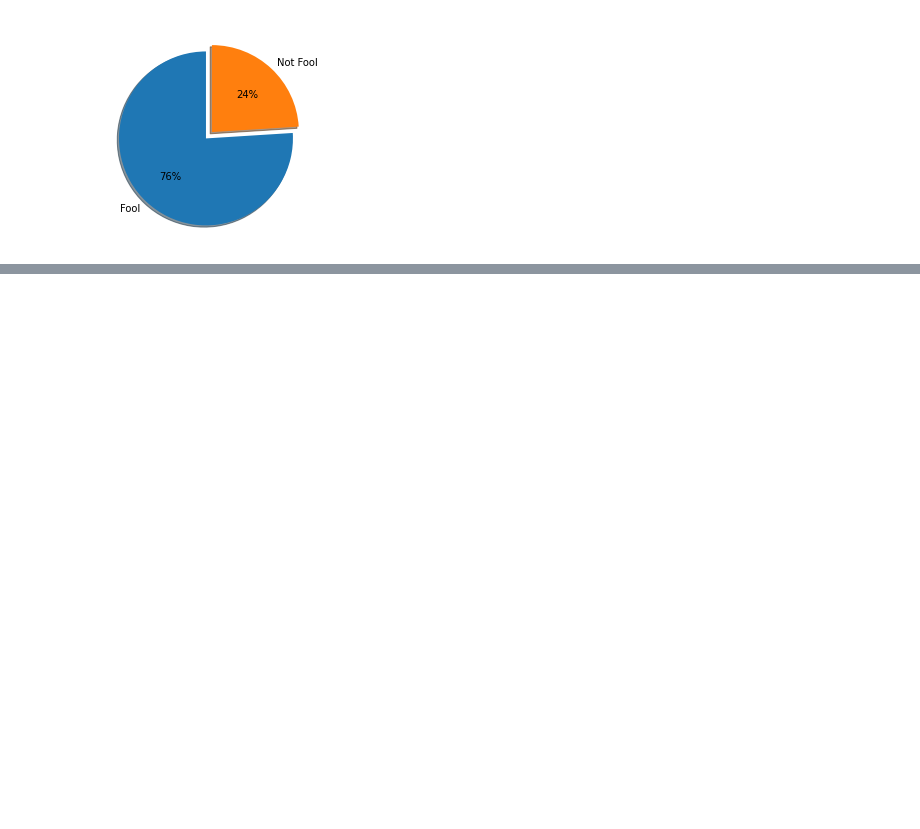
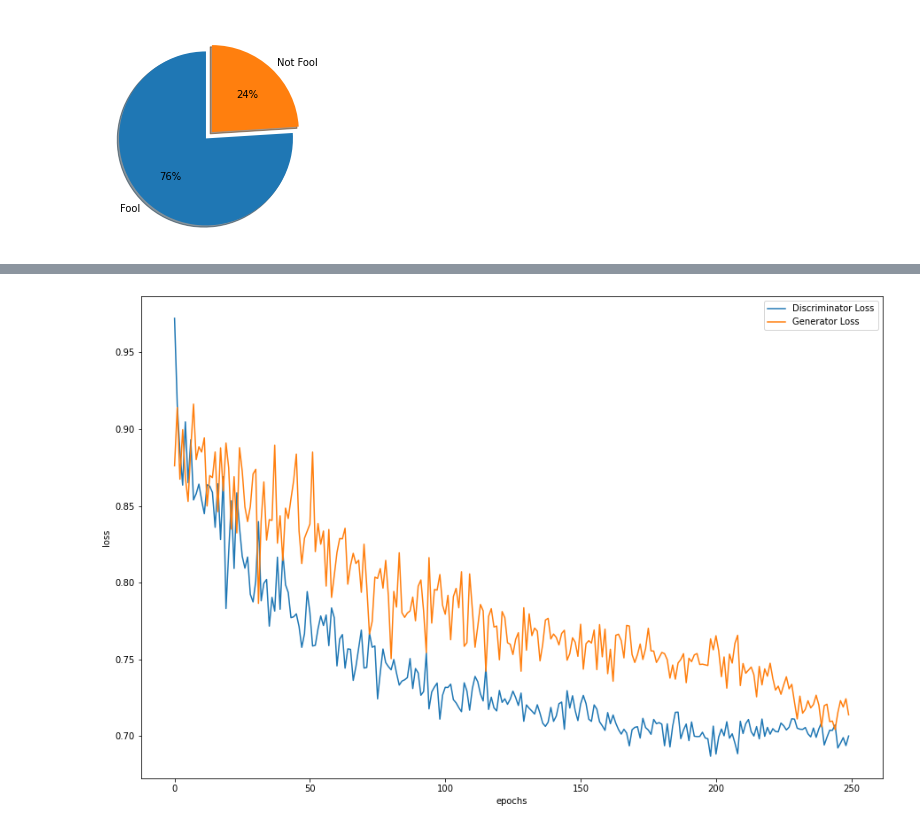
Before and after one commit to Naorko/gan-tf, a Jupyter notebook: gans.ipynb, the cells around one changed output, grey strips where cells are left out. Drawn from its saved outputs; the diff is of its cells as text; code cells hidden in the pictures; blank space fills up the shorter version.

```diff
--- a/gans.ipynb
+++ b/gans.ipynb
@@ -508,0 +691,2 @@ plt.show()
+# %%
+generator, discriminator, gen_loss_lst, disc_loss_lst = train_gan_twist(diab_rfr, diab_x.shape[1], epochs=250, noise_dim=100)
@@ -508,0 +695,4 @@ plt.show()
+# %%
+visualize_perf(disc_loss_lst, gen_loss_lst)
+# %% [output]
+[figure, added]
```
Also changed, not shown: parts of 30 cells of this notebook.
